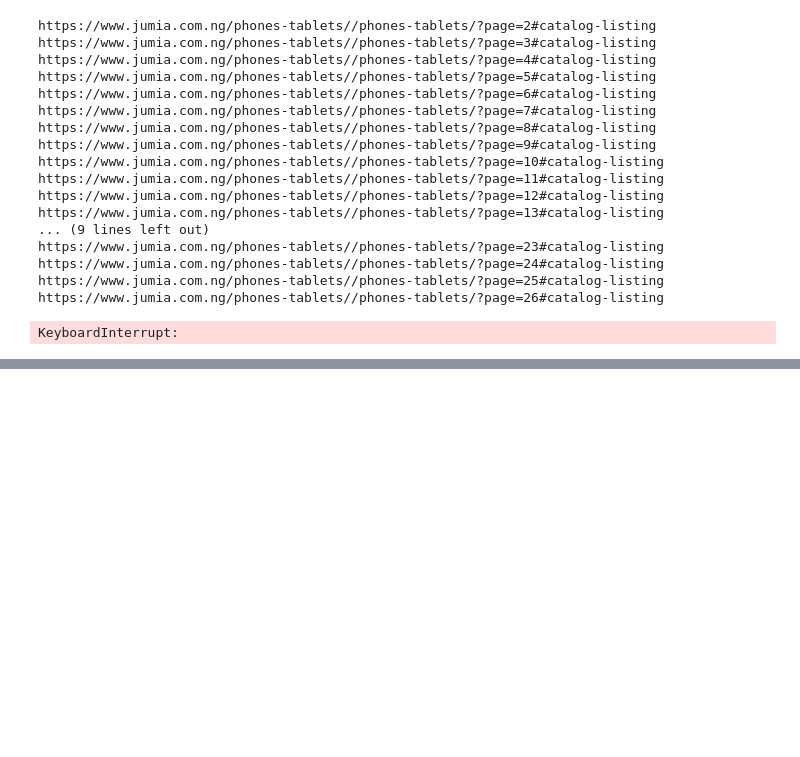
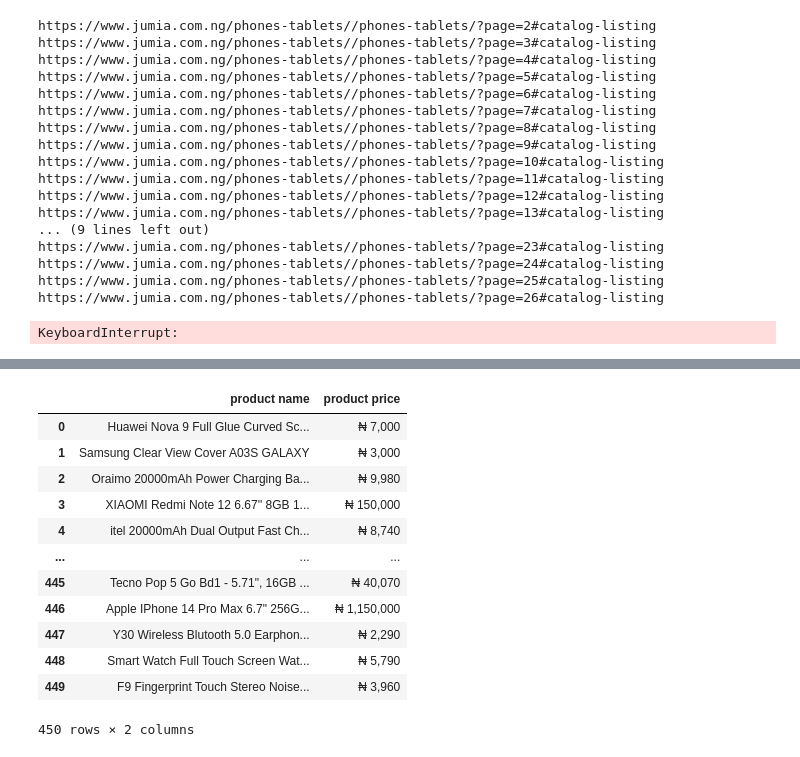
Before and after one commit to Timmtet/web-scrapping, a Jupyter notebook: Multiple Pages.ipynb, the cells around one changed output, grey strips where cells are left out. Cells and saved outputs as stored; diff of their text form; code cells hidden in the pictures; blank space fills up the shorter version.

```diff
--- a/Multiple Pages.ipynb
+++ b/Multiple Pages.ipynb
@@ -48,0 +119,77 @@ KeyboardInterrupt:
+# %%
+url = 'https://www.jumia.com.ng/phones-tablets/'
+response = requests.get(url)
+
+soup = BeautifulSoup(response.text, 'lxml')
+
+all_names = []
+all_price = []
+
+nam = soup.find('div',class_="-paxs row _no-g _4cl-3cm-shs")
+name = nam.find_all('div', class_ = 'info')
+
+
+for i in name:
+    names = i.find('h3', class_ = 'name')
+    all_names.append(names.text)
+
+pric = soup.find('div',class_="-paxs row _no-g _4cl-3cm-shs")
+price = pric.find_all('div', class_ = 'info')
+
+
+for j in price:
+    prices = j.find('div', class_ = 'prc')
+    all_price.append(prices.text)
+
+
+for i in range(10):
+    np = soup.find('div', class_ ="pg-w -ptm -pbxl")
+    np1 = np.find_all('a')[5]
+    np2= np1.get('href')
+    np3= 'https://www.jumia.com.ng/phones-tablets/' +np2
+    #print(np3)
+
+    url= np3
+    response = requests.get(url)
+    soup =BeautifulSoup(response.text, 'lxml')
+
+    url = 'https://www.jumia.com.ng/phones-tablets/'
+    response = requests.get(url)
+
+    soup = BeautifulSoup(response.text, 'lxml')
+
+
+    nam = soup.find('div',class_="-paxs row _no-g _4cl-3cm-shs")
+    name = nam.find_all('div', class_ = 'info')
+
+
+    for i in name:
+        names = i.find('h3', class_ = 'name')
+        all_names.append(names.text)
+    #print(all_names)
+
+    pric = soup.find('div',class_="-paxs row _no-g _4cl-3cm-shs")
+    price = pric.find_all('div', class_ = 'info')
+
+
+    for j in price:
+        prices = j.find('div', class_ = 'prc')
+        all_price.append(prices.text)
+    #print(all_price)
+
+df = pd.DataFrame({'product name': all_names, 'product price': all_price})
+df
+# %% [output]
+|  | product name | product price |
+| 0 | Huawei Nova 9 Full Glue Curved Sc... | ₦ 7,000 |
+| 1 | Samsung Clear View Cover A03S GALAXY | ₦ 3,000 |
+| 2 | Oraimo 20000mAh Power Charging Ba... | ₦ 9,980 |
+| 3 | XIAOMI Redmi Note 12 6.67'' 8GB 1... | ₦ 150,000 |
+| 4 | itel 20000mAh Dual Output Fast Ch... | ₦ 8,740 |
+| ... | ... | ... |
+| 445 | Tecno Pop 5 Go Bd1 - 5.71", 16GB ... | ₦ 40,070 |
+| 446 | Apple IPhone 14 Pro Max 6.7" 256G... | ₦ 1,150,000 |
+| 447 | Y30 Wireless Blutooth 5.0 Earphon... | ₦ 2,290 |
+| 448 | Smart Watch Full Touch Screen Wat... | ₦ 5,790 |
+| 449 | F9 Fingerprint Touch Stereo Noise... | ₦ 3,960 |
+450 rows × 2 columns
```
Also changed, not shown: parts of 6 cells of this notebook.
